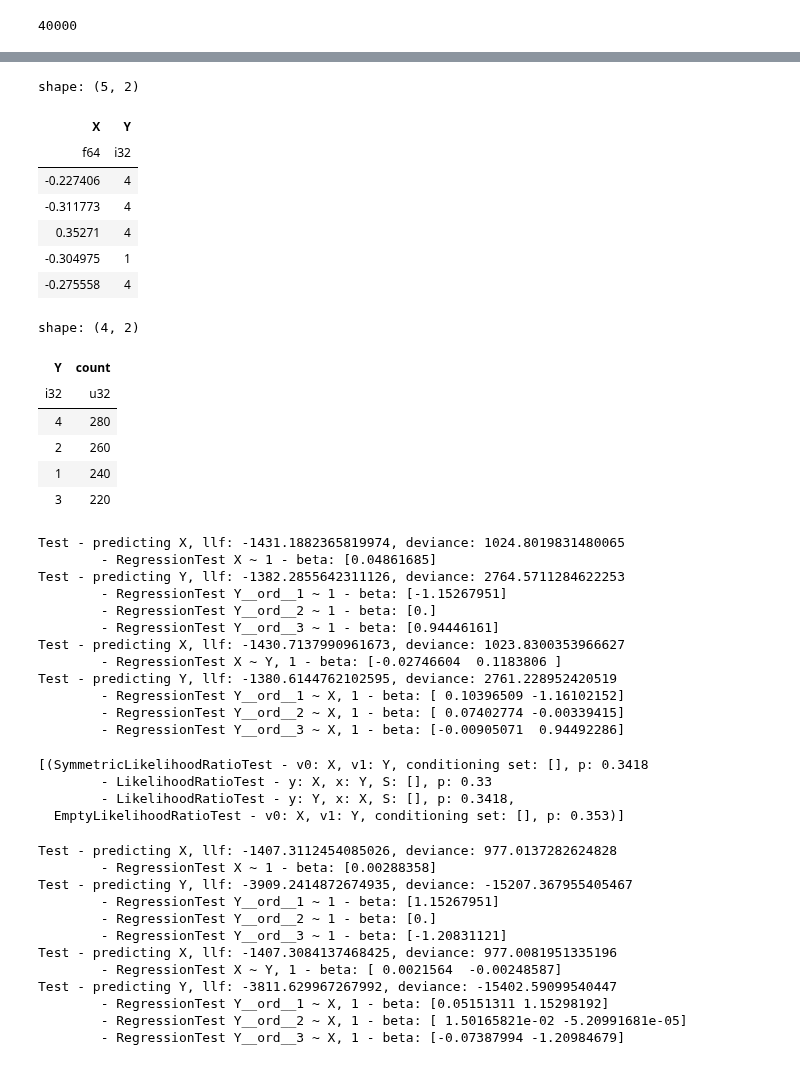
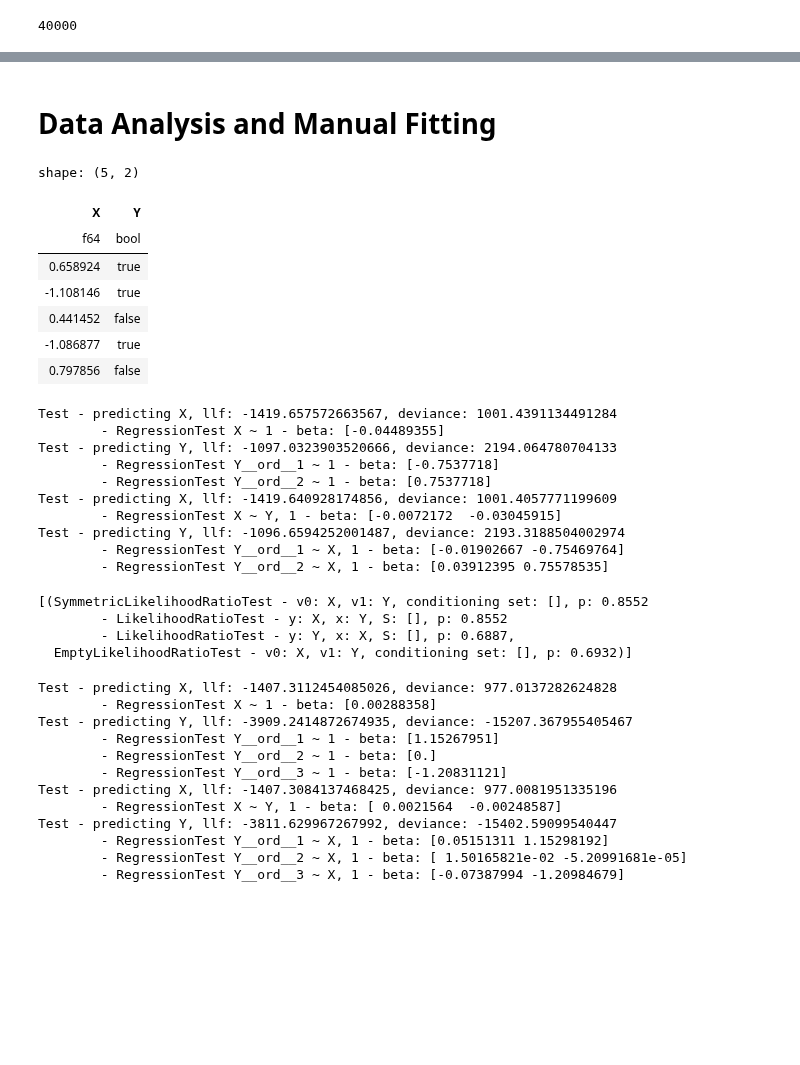
Before and after one commit to maxhahn/fedci, a Jupyter notebook: testing.ipynb, the cells around one changed output, grey strips where cells are left out. Cells and saved outputs as stored; diff of their text form; code cells hidden in the pictures; blank space fills up the shorter version.

```diff
--- a/testing.ipynb
+++ b/testing.ipynb
@@ -171,26 +166,18 @@ Error:
+# %% [markdown]
+# Data Analysis and Manual Fitting
 # %%
-nc931.reset()
-data = nc931.get(1000)
+nc911.reset()
+data = nc911.get(1000)
 data.head()
 # %% [output]
 shape: (5, 2)
 | X | Y |
-| f64 | i32 |
-| -0.227406 | 4 |
-| -0.311773 | 4 |
-| 0.35271 | 4 |
-| -0.304975 | 1 |
-| -0.275558 | 4 |
+| f64 | bool |
+| 0.658924 | true |
+| -1.108146 | true |
+| 0.441452 | false |
+| -1.086877 | true |
+| 0.797856 | false |
-# %%
-data['Y'].value_counts()
-# %% [output]
-shape: (4, 2)
-| Y | count |
-| i32 | u32 |
-| 4 | 280 |
-| 2 | 260 |
-| 1 | 240 |
-| 3 | 220 |
 # %%
 run_test_on_data(data,
                  'L-O Test',
@@ -200,22 +187,20 @@ run_test_on_data(data,
                  write_to_disk=False
                  )
 # %% [output]
-Test - predicting X, llf: -1431.1882365819974, deviance: 1024.8019831480065
-        - RegressionTest X ~ 1 - beta: [0.04861685]
-Test - predicting Y, llf: -1382.2855642311126, deviance: 2764.5711284622253
-        - RegressionTest Y__ord__1 ~ 1 - beta: [-1.15267951]
-        - RegressionTest Y__ord__2 ~ 1 - beta: [0.]
-        - RegressionTest Y__ord__3 ~ 1 - beta: [0.94446161]
-Test - predicting X, llf: -1430.7137990961673, deviance: 1023.8300353966627
-        - RegressionTest X ~ Y, 1 - beta: [-0.02746604  0.1183806 ]
-Test - predicting Y, llf: -1380.6144762102595, deviance: 2761.228952420519
-        - RegressionTest Y__ord__1 ~ X, 1 - beta: [ 0.10396509 -1.16102152]
-        - RegressionTest Y__ord__2 ~ X, 1 - beta: [ 0.07402774 -0.00339415]
-        - RegressionTest Y__ord__3 ~ X, 1 - beta: [-0.00905071  0.94492286]
+Test - predicting X, llf: -1419.657572663567, deviance: 1001.4391134491284
+        - RegressionTest X ~ 1 - beta: [-0.04489355]
+Test - predicting Y, llf: -1097.0323903520666, deviance: 2194.064780704133
+        - RegressionTest Y__ord__1 ~ 1 - beta: [-0.7537718]
+        - RegressionTest Y__ord__2 ~ 1 - beta: [0.7537718]
+Test - predicting X, llf: -1419.640928174856, deviance: 1001.4057771199609
+        - RegressionTest X ~ Y, 1 - beta: [-0.0072172  -0.03045915]
+Test - predicting Y, llf: -1096.6594252001487, deviance: 2193.3188504002974
+        - RegressionTest Y__ord__1 ~ X, 1 - beta: [-0.01902667 -0.75469764]
+        - RegressionTest Y__ord__2 ~ X, 1 - beta: [0.03912395 0.75578535]
-[(SymmetricLikelihoodRatioTest - v0: X, v1: Y, conditioning set: [], p: 0.3418
-        - LikelihoodRatioTest - y: X, x: Y, S: [], p: 0.33
-        - LikelihoodRatioTest - y: Y, x: X, S: [], p: 0.3418,
-  EmptyLikelihoodRatioTest - v0: X, v1: Y, conditioning set: [], p: 0.353)]
+[(SymmetricLikelihoodRatioTest - v0: X, v1: Y, conditioning set: [], p: 0.8552
+        - LikelihoodRatioTest - y: X, x: Y, S: [], p: 0.8552
+        - LikelihoodRatioTest - y: Y, x: X, S: [], p: 0.6887,
+  EmptyLikelihoodRatioTest - v0: X, v1: Y, conditioning set: [], p: 0.6932)]
 # %%
 import statsmodels.api as sm
 from statsmodels.discrete.discrete_model import MNLogit
```
Also changed, not shown: parts of 16 cells of this notebook, 6 other files.
